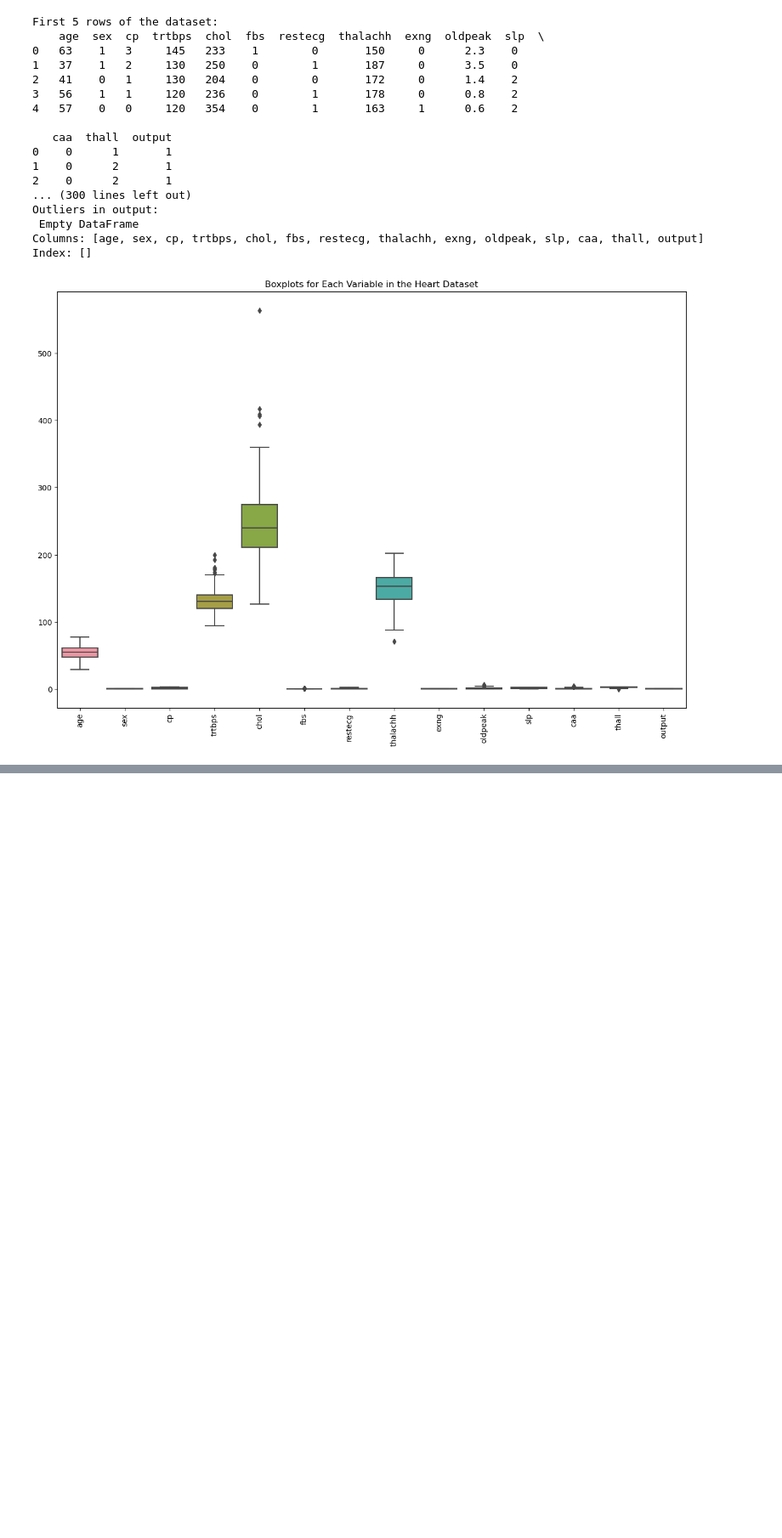
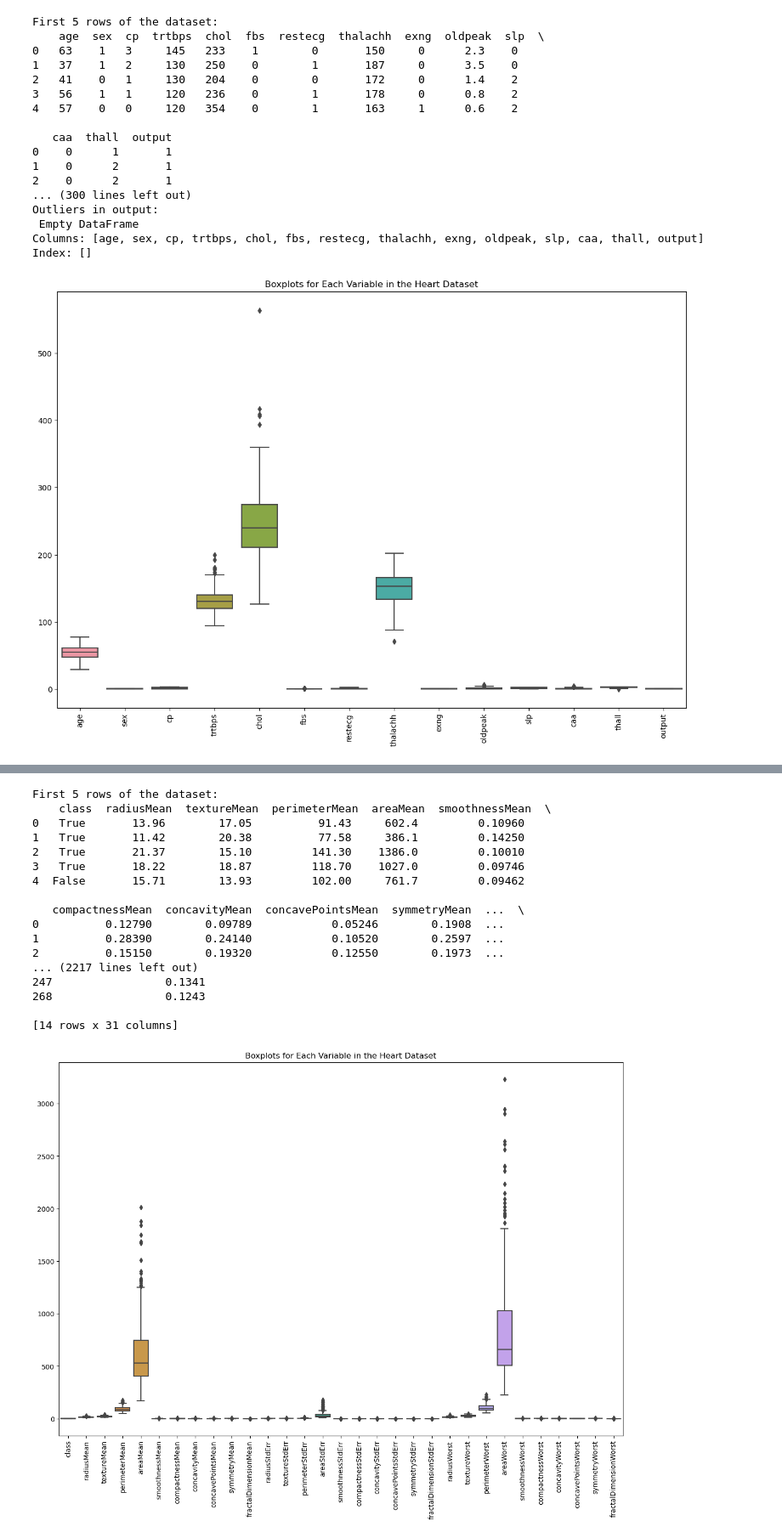
Before and after one commit to milchi03/ML_Project_1, a Jupyter notebook: main.ipynb, the cells around one changed output, grey strips where cells are left out. Shown: that part at 85% size. Saved outputs shown, nothing was run; the diff lists cells and outputs as text; code cells hidden in the pictures; blank space fills up the shorter version.

Commit message:
Restructure + Random Forest for Breast Cancer

```diff
--- a/main.ipynb
+++ b/main.ipynb
@@ -114,0 +164,42 @@ heart = pd.read_csv("data\heart.csv", sep=',')
+# %%
+import seaborn as sns
+
+breast_cancer = pd.read_csv("data/breast-cancer/breast-cancer-diagnostic.shuf.lrn.csv", sep=',')
+breast_cancer = breast_cancer.drop(columns=["ID"])
+breast_cancer.columns = breast_cancer.columns.str.strip() #as one variable is called ' perimeterMean' so there is an extra space in between
+
+print("First 5 rows of the dataset:\n", breast_cancer.head())
+print("\nMissing values per variable:\n", breast_cancer.isna().sum())
+print("\nSummary statistics:\n", breast_cancer.describe())
+
+#detect outliers using the function from above
+outliers = detect_outliers(breast_cancer)
+
+for column, outlier_df in outliers.items():
+    print(f"\nOutliers in {column}:\n", outlier_df)
+
+#visualize outliers
+plt.figure(figsize=(15, 10))
+sns.boxplot(data=breast_cancer)
+plt.xticks(rotation=90)
+plt.title("Boxplots for Each Variable in the Heart Dataset")
+plt.show()
+# %% [output]
+First 5 rows of the dataset:
+    class  radiusMean  textureMean  perimeterMean  areaMean  smoothnessMean  \
+0   True       13.96        17.05          91.43     602.4         0.10960
+1   True       11.42        20.38          77.58     386.1         0.14250
+2   True       21.37        15.10         141.30    1386.0         0.10010
+3   True       18.22        18.87         118.70    1027.0         0.09746
+4  False       15.71        13.93         102.00     761.7         0.09462
+
+   compactnessMean  concavityMean  concavePointsMean  symmetryMean  ...  \
+0          0.12790        0.09789            0.05246        0.1908  ...
+1          0.28390        0.24140            0.10520        0.2597  ...
+2          0.15150        0.19320            0.12550        0.1973  ...
+... (2217 lines left out)
+247                 0.1341
+268                 0.1243
+
+[14 rows x 31 columns]
+[figure, added]
```
Also changed, not shown: parts of 18 cells of this notebook.
